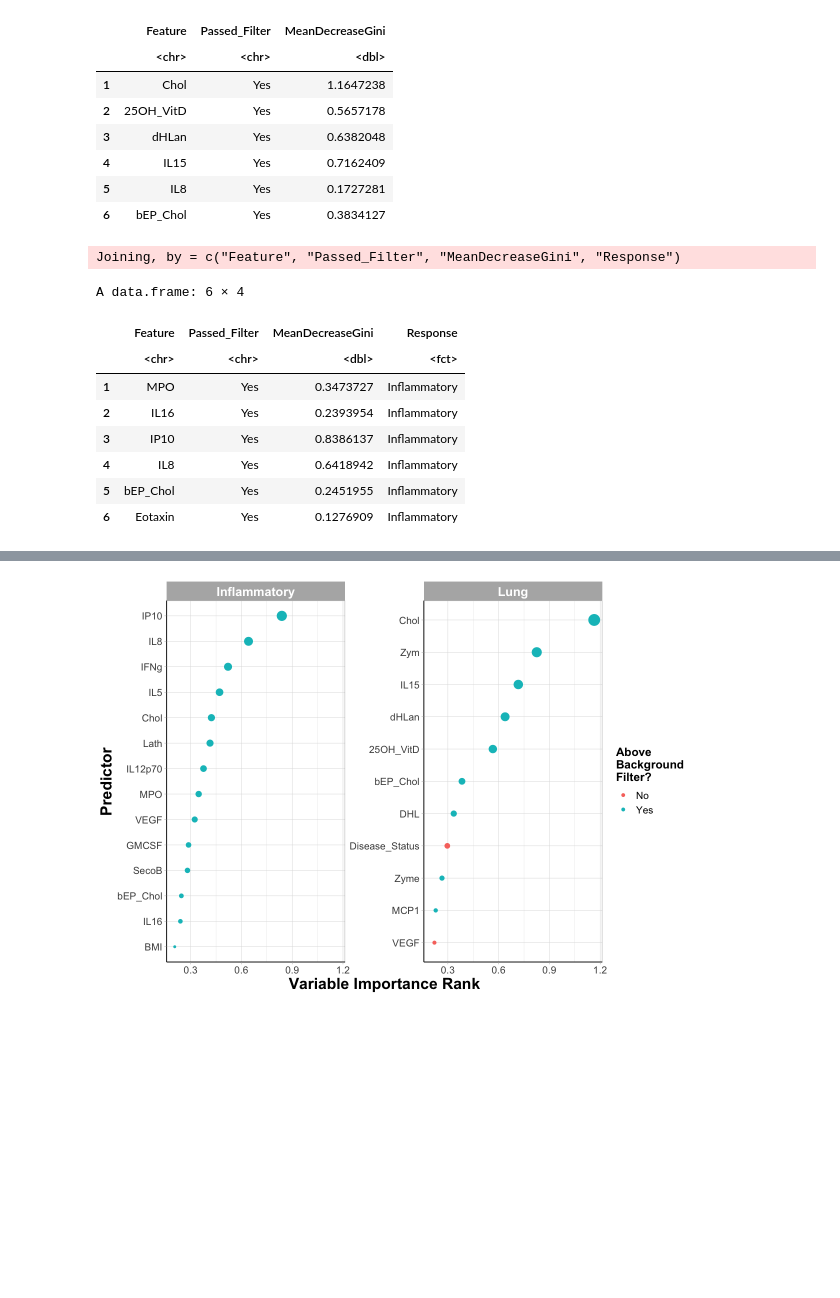
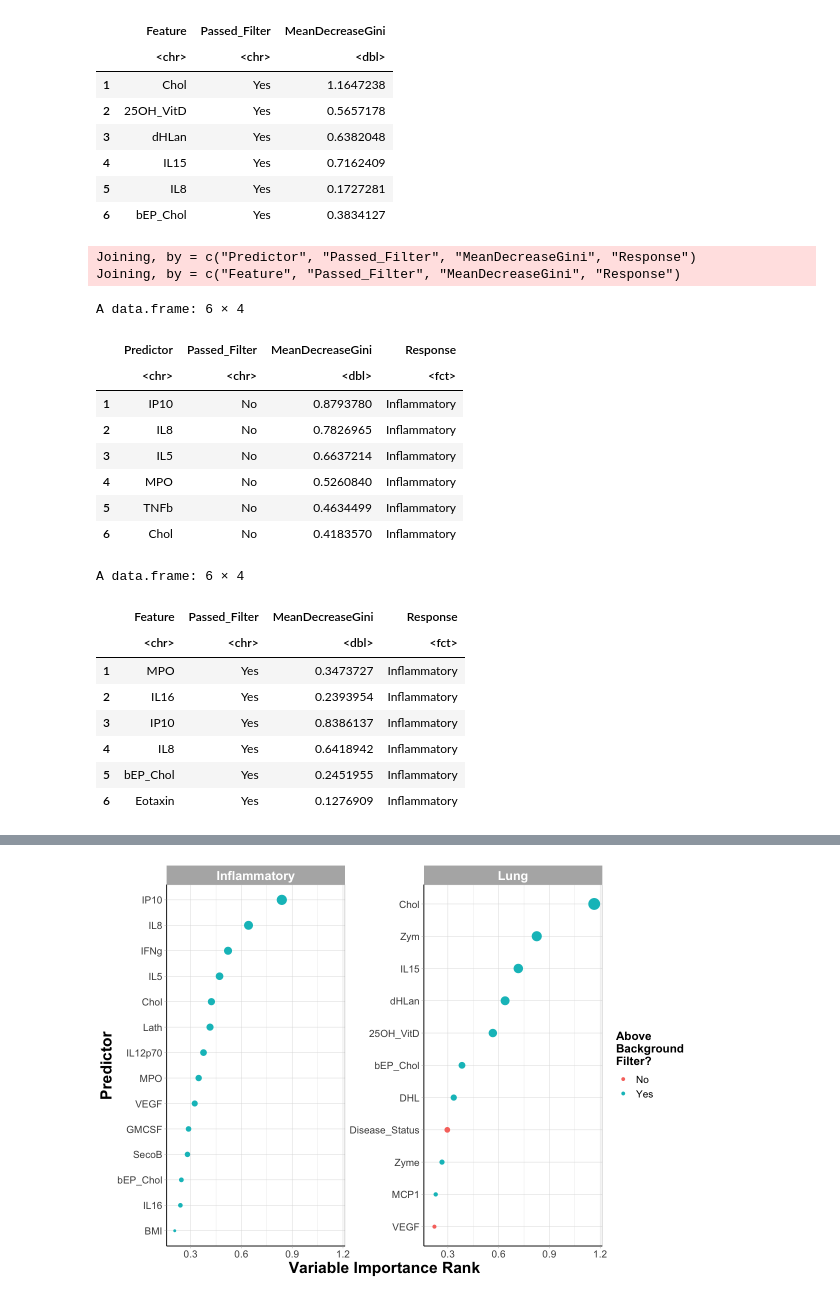
Before and after one commit to UNC-CEMALB/Ozone-exposure-is-associated-with-alterations-in-lung-and-systemic-sterol-profiles-in-healthy-and-as, a Jupyter notebook: 3. ML Visualization/Variable Importance Plot.ipynb, the cells around one changed output, grey strips where cells are left out. Saved outputs shown, nothing was run; the diff lists cells and outputs as text; code cells hidden in the pictures; blank space fills up the shorter version.

```diff
--- a/3. ML Visualization/Variable Importance Plot.ipynb
+++ b/3. ML Visualization/Variable Importance Plot.ipynb
@@ -1,7 +1,7 @@
 # %%
 setwd('/Users/alexis/University of North Carolina at Chapel Hill/Rager, Julia - CEMALB_DataAnalysisPM/Projects/P1003. Ozone Sterols Healthy Asthma/P1003.3. Analyses/P1003.3.4. ML Visualizations/P1003.3.4.1. Variable Importance Plot/Input')
 Output = ('/Users/alexis/University of North Carolina at Chapel Hill/Rager, Julia - CEMALB_DataAnalysisPM/Projects/P1003. Ozone Sterols Healthy Asthma/P1003.3. Analyses/P1003.3.4. ML Visualizations/P1003.3.4.1. Variable Importance Plot/Output')
-cur_date = "032422"
+cur_date = "032522"
 
 library(readxl)
 library(tidyverse)
@@ -9,5 +9,7 @@ library(ggrepel)
 library(tidytext)
 
 #reading in files
-var_imp_inflamm = data.frame(read_excel("031022_Significant_predictors_inflamm_covariates.xlsx"))
-var_imp_lung = data.frame(read_excel("031022_Significant_predictors_lung_covariates.xlsx"))
+var_imp_inflamm_covariates = data.frame(read_excel("031022_Significant_predictors_inflamm_covariates.xlsx"))
+var_imp_lung_covariates = data.frame(read_excel("031022_Significant_predictors_lung_covariates.xlsx"))
+var_imp_inflamm = data.frame(read_excel("032522_Significant_predictors_inflamm.xlsx"))
+var_imp_lung = data.frame(read_excel("032522_Significant_predictors_lung.xlsx"))
@@ -47,21 +38,35 @@ A data.frame: 6 × 3
 # %%
 #creating a col that specifies which the response variable before creating 1 df
 var_imp_inflamm$Response = "Inflammatory"
 var_imp_lung$Response = "Lung"
+var_imp_inflamm_covariates$Response = "Inflammatory"
+var_imp_lung_covariates$Response = "Lung"
 
-var_imp_df = full_join(var_imp_inflamm ,
-                       var_imp_lung )
+var_imp_df = full_join(var_imp_inflamm, var_imp_lung)
+var_imp_df_covariates = full_join(var_imp_inflamm_covariates, var_imp_lung_covariates)
 
 var_imp_df$Response = factor(var_imp_df$Response, levels = c("Inflammatory", "Lung"))
+var_imp_df_covariates$Response = factor(var_imp_df_covariates$Response, levels = c("Inflammatory", "Lung"))
 head(var_imp_df)
+head(var_imp_df_covariates)
 # %% [output]
+Joining, by = c("Predictor", "Passed_Filter", "MeanDecreaseGini", "Response")
 Joining, by = c("Feature", "Passed_Filter", "MeanDecreaseGini", "Response")
 A data.frame: 6 × 4
-|  | Feature | Passed_Filter | MeanDecreaseGini | Response |
+|  | Predictor | Passed_Filter | MeanDecreaseGini | Response |
 |  | <chr> | <chr> | <dbl> | <fct> |
-| 1 | MPO | Yes | 0.3473727 | Inflammatory |
-| 2 | IL16 | Yes | 0.2393954 | Inflammatory |
-| 3 | IP10 | Yes | 0.8386137 | Inflammatory |
-| 4 | IL8 | Yes | 0.6418942 | Inflammatory |
-| 5 | bEP_Chol | Yes | 0.2451955 | Inflammatory |
-| 6 | Eotaxin | Yes | 0.1276909 | Inflammatory |
+| 1 | IP10 | No | 0.8793780 | Inflammatory |
+| 2 | IL8 | No | 0.7826965 | Inflammatory |
+| 3 | IL5 | No | 0.6637214 | Inflammatory |
+| 4 | MPO | No | 0.5260840 | Inflammatory |
+| 5 | TNFb | No | 0.4634499 | Inflammatory |
+| 6 | Chol | No | 0.4183570 | Inflammatory |
+A data.frame: 6 × 4
+|  | Feature | Passed_Filter | MeanDecreaseGini | Response |
+|  | <chr> | <chr> | <dbl> | <fct> |
+| 1 | MPO | Yes | 0.3473727 | Inflammatory |
+| 2 | IL16 | Yes | 0.2393954 | Inflammatory |
+| 3 | IP10 | Yes | 0.8386137 | Inflammatory |
+| 4 | IL8 | Yes | 0.6418942 | Inflammatory |
+| 5 | bEP_Chol | Yes | 0.2451955 | Inflammatory |
+| 6 | Eotaxin | Yes | 0.1276909 | Inflammatory |
```
Also changed, not shown: parts of 6 cells of this notebook, 1 other file.
